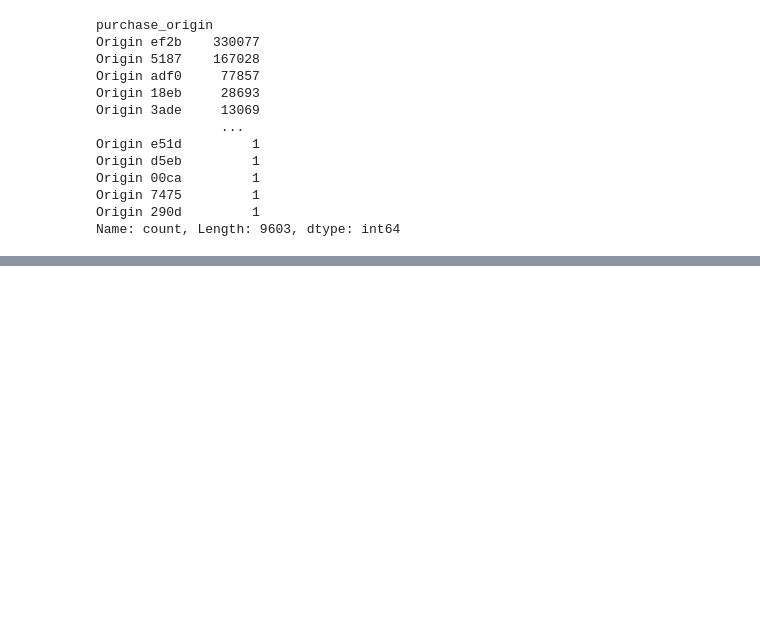
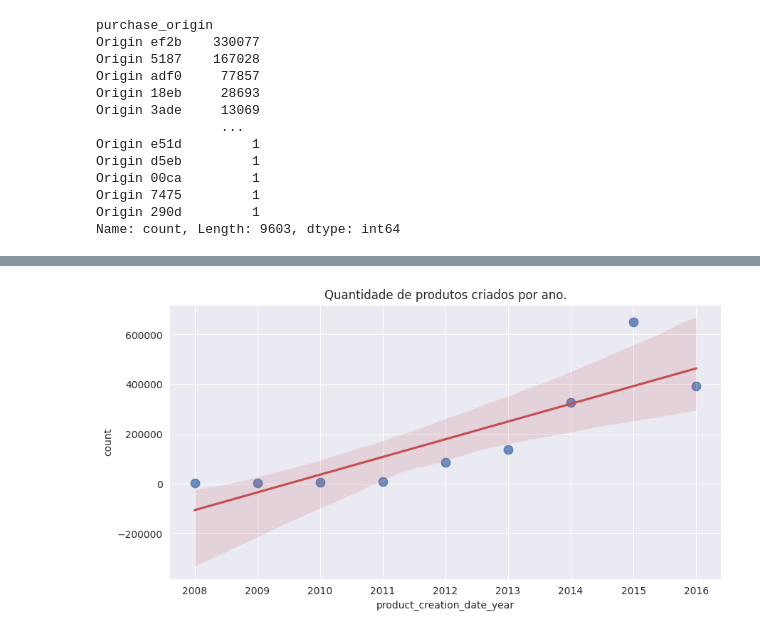
Before and after one commit to Marcoslsl/HMCase, a Jupyter notebook: Main.ipynb, the cells around one changed output, grey strips where cells are left out. Drawn from its saved outputs; the diff is of its cells as text; code cells hidden in the pictures; blank space fills up the shorter version.

```diff
--- a/Main.ipynb
+++ b/Main.ipynb
@@ -41,7 +62,8 @@ Para não ficar fazendo consultas ao banco de dados todas as vezes que abrir ess
 esses dados como um arquivo .csv nesse path `src/data/data.csv`. Mas não subirei esse arquivo para o GitHub,
 pois não são dados públicos. Ou seja, só quem tem acesso é de fato quem tem acesso ao banco de dados.
 # %%
-# path = "src/data/data.csv"
+path = "src/data/data.csv"
 # df.to_csv(path)
 # %%
-df = pd.read_csv(path)
+df_raw = pd.read_csv(path, index_col=0)
+df = df_raw.copy()
@@ -134,0 +273,2 @@ Name: count, Length: 279, dtype: int64
+# %%
+df = prepare_data(df_raw)
@@ -134,0 +353,16 @@ Name: count, Length: 279, dtype: int64
+# %%
+df['product_creation_date_year'] = pd.to_datetime(df['product_creation_date']).dt.year.copy()
+# %%
+df_aux = df['product_creation_date_year'].value_counts().reset_index().sort_values("count")
+
+sns.regplot(
+    data=df_aux,
+    x='product_creation_date_year',
+    y='count',
+    line_kws={"color": "C3"},
+    scatter_kws={"s": 80},
+)
+
+plt.title("Quantidade de produtos criados por ano.");
+# %% [output]
+[figure, added]
```
Also changed, not shown: parts of 81 cells of this notebook, 10 other files.
